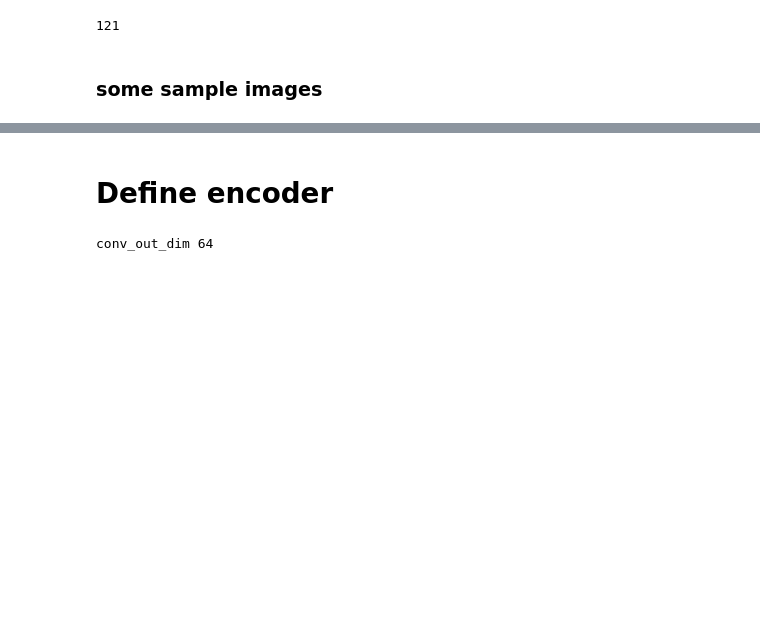
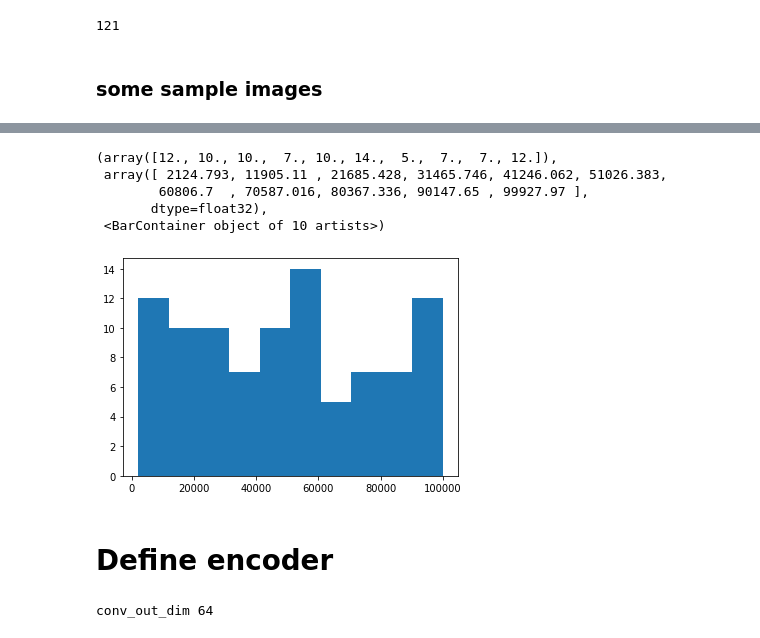
Before and after one commit to yashpatel5400/bliss, a Jupyter notebook: case_studies/flux_module/flux_module_sandbox.ipynb, the cells around one changed output, grey strips where cells are left out. Drawn from its saved outputs; the diff is of its cells as text; code cells hidden in the pictures; blank space fills up the shorter version.

Commit message:
try on uniform fluxes

```diff
--- a/case_studies/flux_module/flux_module_sandbox.ipynb
+++ b/case_studies/flux_module/flux_module_sandbox.ipynb
@@ -96,3 +93,15 @@ for indx in range(batch['images'].shape[0]):
+# %%
+f = batch['fluxes'].flatten()
+f = f[f > 0]
+
+plt.hist(f.cpu().numpy())
+# %% [output]
+(array([12., 10., 10.,  7., 10., 14.,  5.,  7.,  7., 12.]),
+ array([ 2124.793, 11905.11 , 21685.428, 31465.746, 41246.062, 51026.383,
+        60806.7  , 70587.016, 80367.336, 90147.65 , 99927.97 ],
+       dtype=float32),
+ <BarContainer object of 10 artists>)
+[figure, added]
 # %% [markdown]
 # Define encoder
 # %%
```
Also changed, not shown: parts of 10 cells of this notebook, 2 other files.
